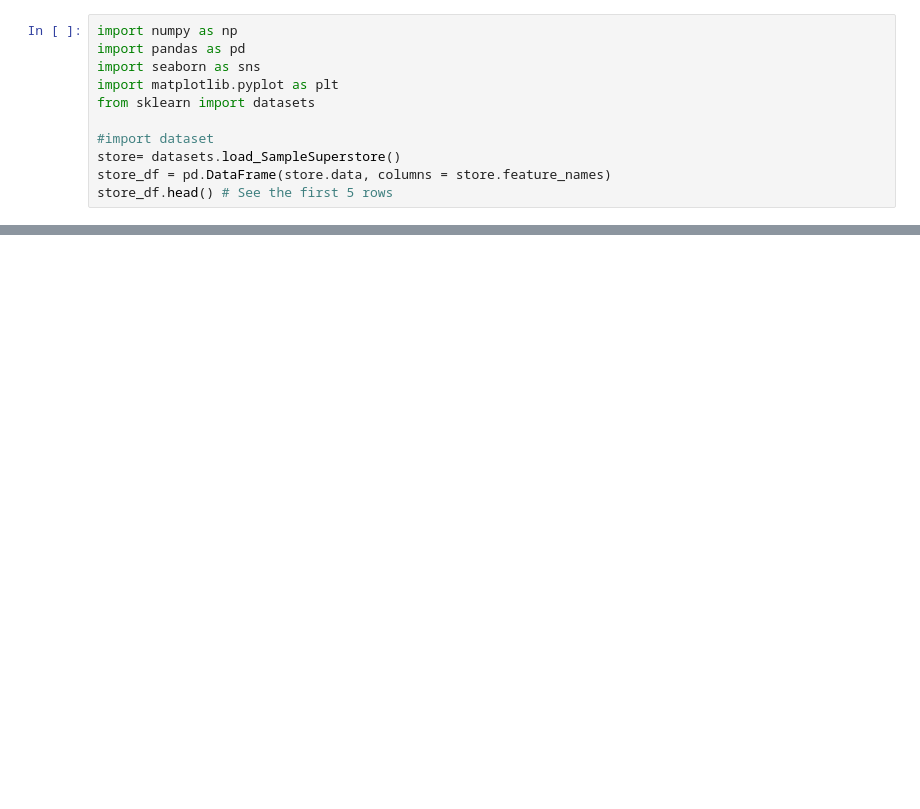
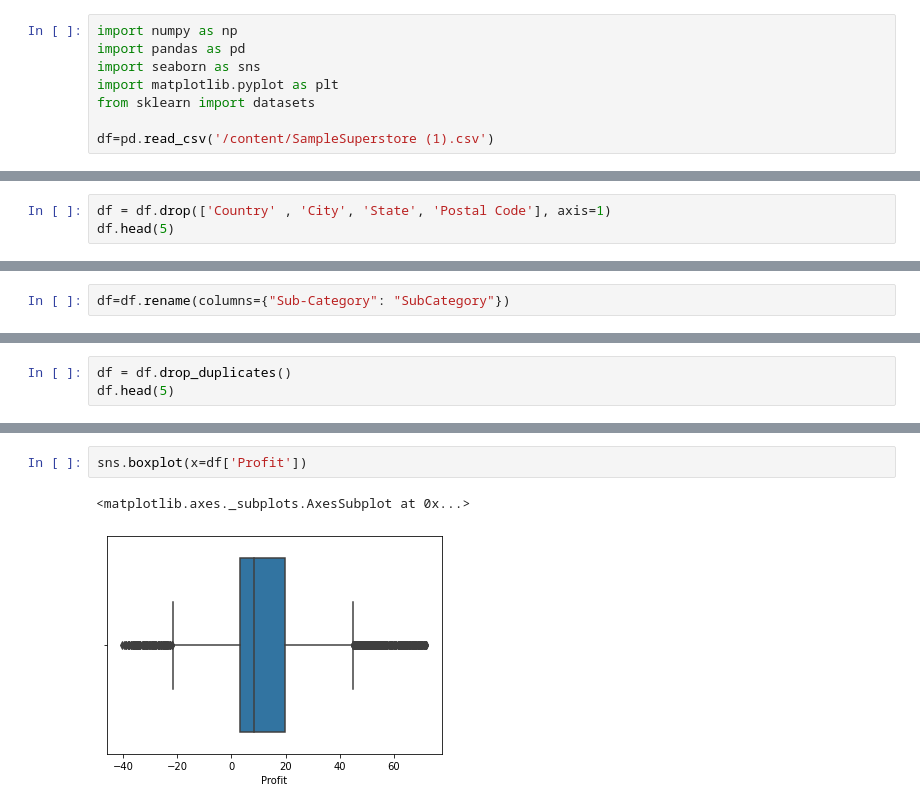
Before and after one commit to FayElhassan/Data-Science-and-Business-analytics-TSF, a Jupyter notebook: EDA.ipynb, the cells around one changed output, grey strips where cells are left out. Cells and saved outputs as stored; diff of their text form; blank space fills up the shorter version.

```diff
--- a/EDA.ipynb
+++ b/EDA.ipynb
@@ -12,7 +10,4 @@ import seaborn as sns
 import matplotlib.pyplot as plt
 from sklearn import datasets
 
-#import dataset
-store= datasets.load_SampleSuperstore()
-store_df = pd.DataFrame(store.data, columns = store.feature_names)
-store_df.head() # See the first 5 rows
+df=pd.read_csv('/content/SampleSuperstore (1).csv')
@@ -20,0 +49,3 @@ AttributeError: ignored
+# %%
+df = df.drop(['Country' , 'City', 'State', 'Postal Code'], axis=1)
+df.head(5)
@@ -20,0 +59,2 @@ AttributeError: ignored
+# %%
+df=df.rename(columns={"Sub-Category": "SubCategory"})
@@ -20,0 +87,3 @@ AttributeError: ignored
+# %%
+df = df.drop_duplicates()
+df.head(5)
@@ -20,0 +123,5 @@ AttributeError: ignored
+# %%
+sns.boxplot(x=df['Profit'])
+# %% [output]
+<matplotlib.axes._subplots.AxesSubplot at 0x...>
+[figure, added]
```
Also changed, not shown: parts of 19 cells of this notebook.
